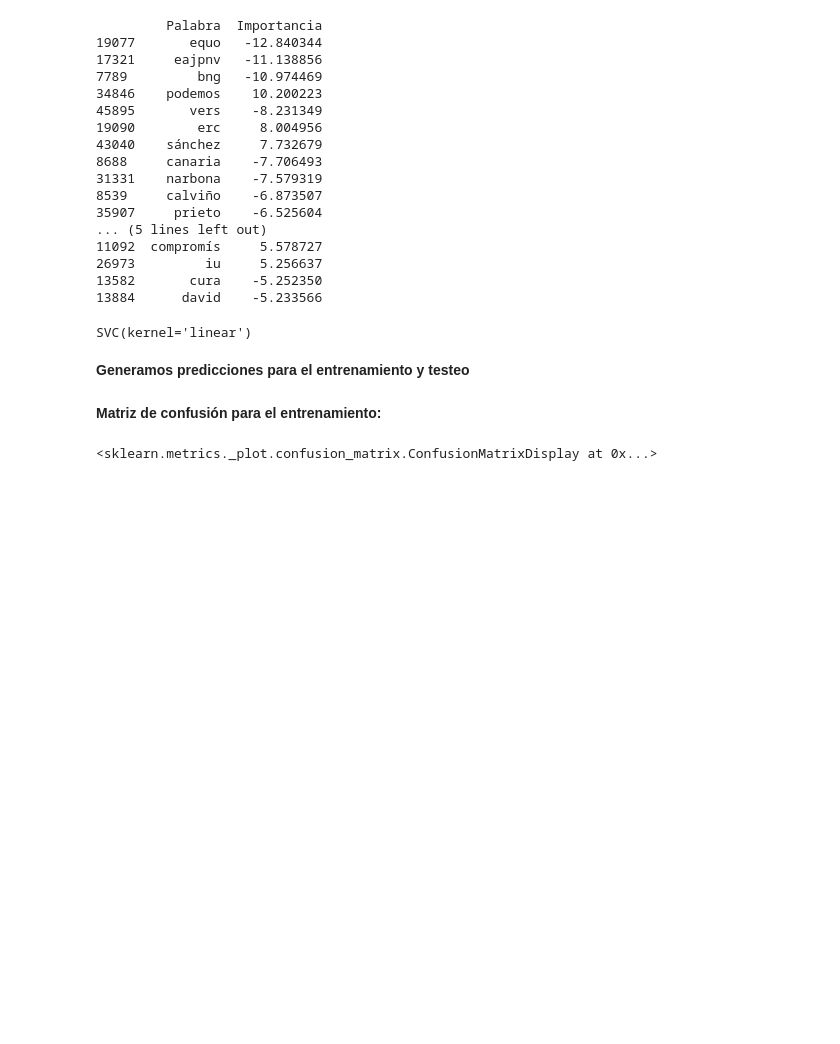
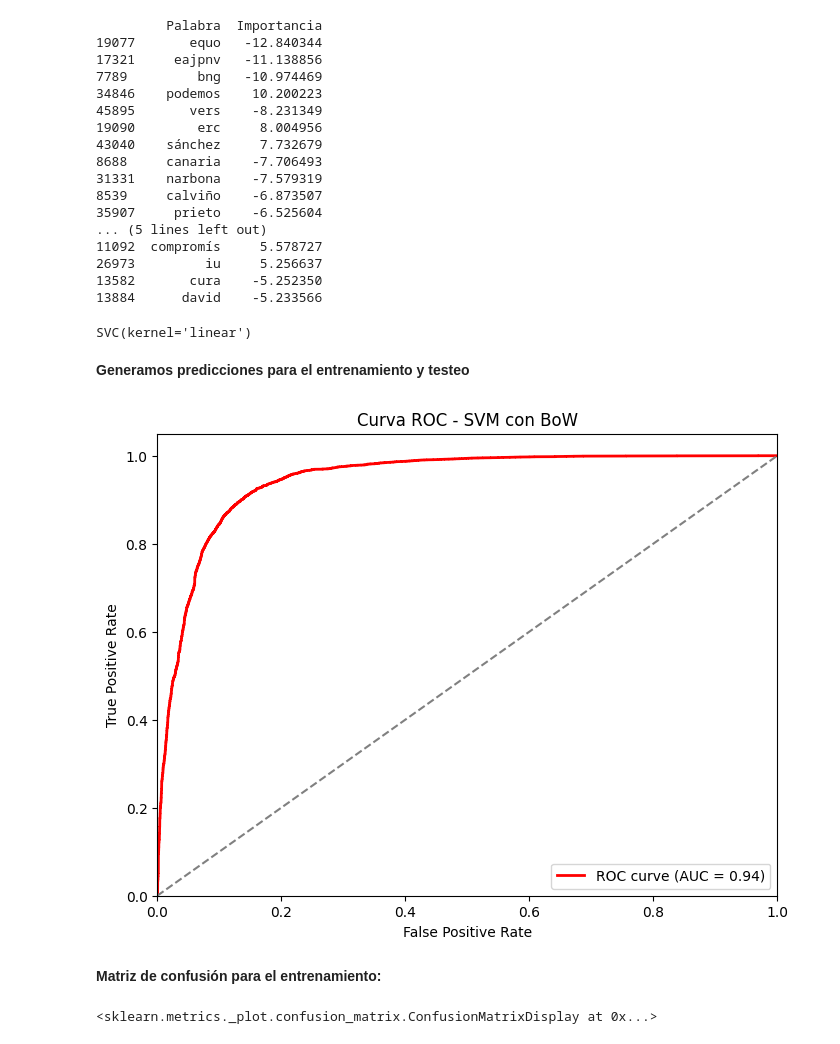
Before and after one commit to InteligenciaNegocios-G14/Proyecto1, a Jupyter notebook: Proyeto1.ipynb, the cells around one changed output. Drawn from its saved outputs; the diff is of its cells as text; code cells hidden in the pictures; blank space fills up the shorter version.

```diff
--- a/Proyeto1.ipynb
+++ b/Proyeto1.ipynb
@@ -421,6 +421,31 @@ SVC(kernel='linear')
 # %%
 y_train_bow_pred = bow_clf.predict(X_bow_train)
 y_test_bow_pred = bow_clf.predict(bow.transform(X_test))
+# %%
+###GPT
+import matplotlib.pyplot as plt
+from sklearn.metrics import roc_curve, auc
+
+# Obtener las probabilidades de predicción del modelo con BoW
+y_scores_bow = bow_clf.decision_function(bow.transform(X_test))  # decision_function() para SVM lineal
+
+# Calcular la curva ROC
+fpr_bow, tpr_bow, _ = roc_curve(Y_test, y_scores_bow)
+roc_auc_bow = auc(fpr_bow, tpr_bow)
+
+# Graficar la curva ROC
+plt.figure(figsize=(8,6))
+plt.plot(fpr_bow, tpr_bow, color='red', lw=2, label=f'ROC curve (AUC = {roc_auc_bow:.2f})')
+plt.plot([0, 1], [0, 1], color='gray', linestyle='--')
+plt.xlim([0.0, 1.0])
+plt.ylim([0.0, 1.05])
+plt.xlabel('False Positive Rate')
+plt.ylabel('True Positive Rate')
+plt.title('Curva ROC - SVM con BoW')
+plt.legend(loc='lower right')
+plt.show()
+# %% [output]
+[figure, added]
 # %% [markdown]
 **Matriz de confusión para el entrenamiento:**
 # %%
```
